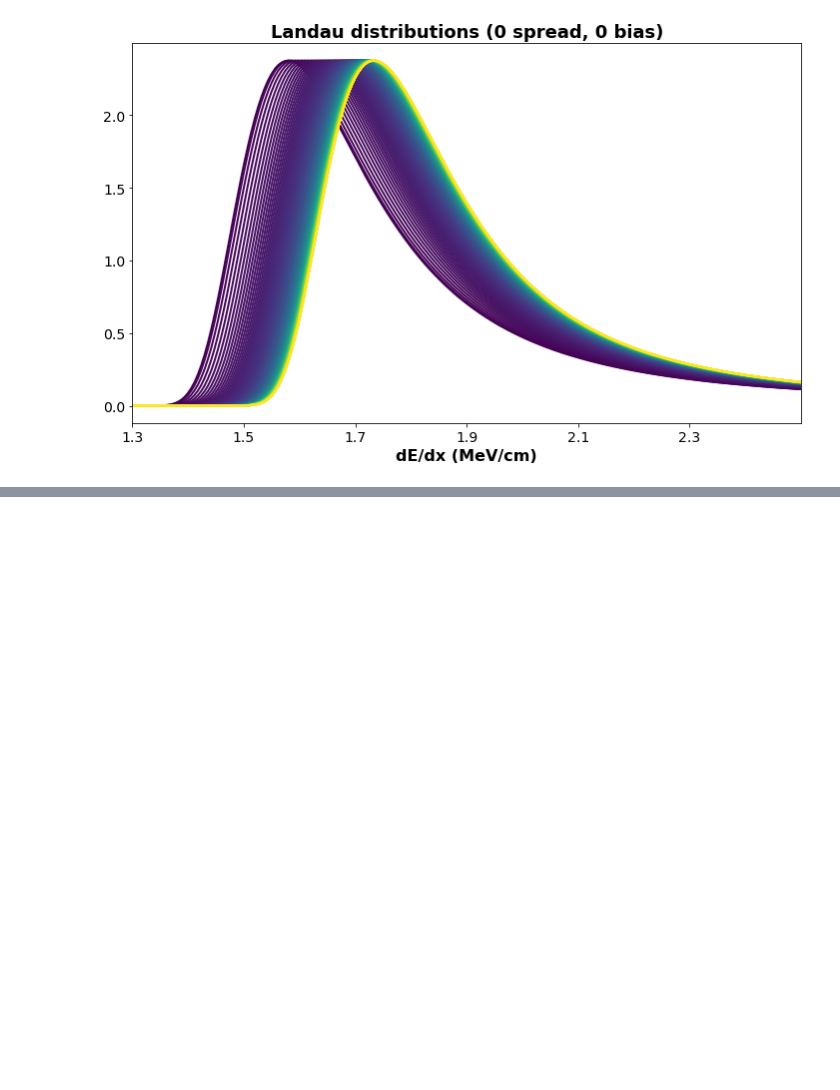
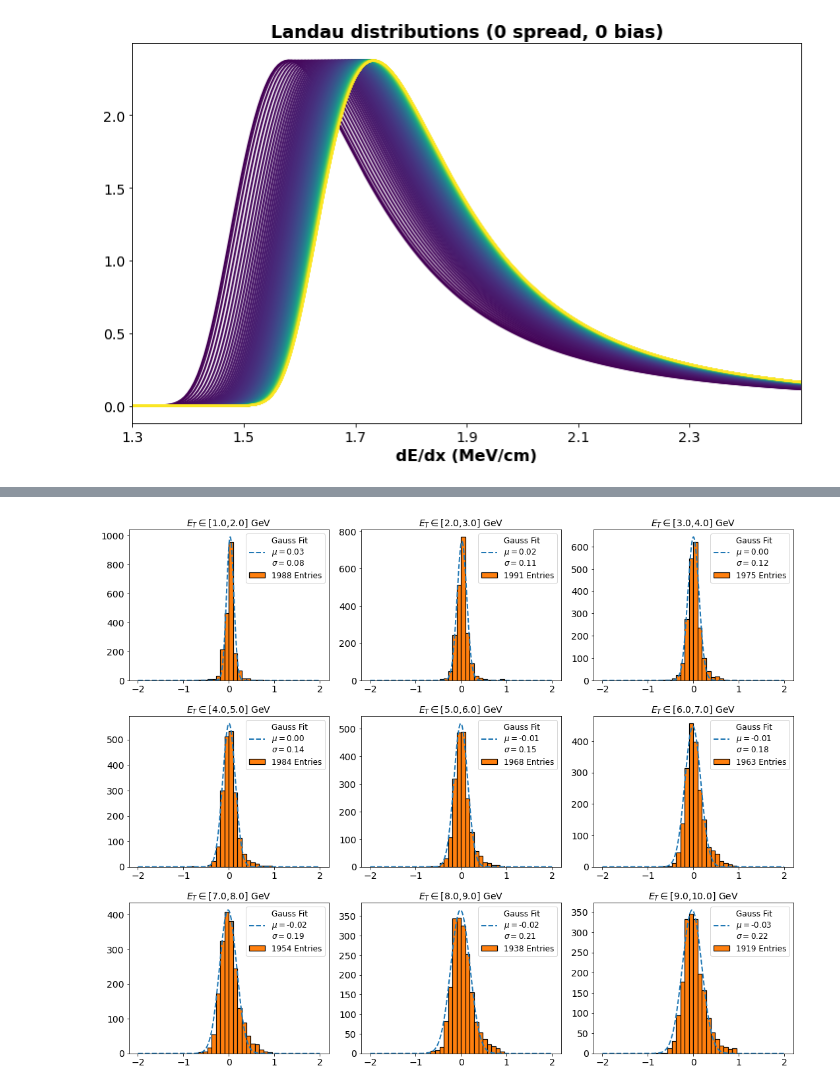
Before and after one commit to socrossley/Cosmic_Muon_CER, a Jupyter notebook: MCPlots.ipynb, the cells around one changed output, grey strips where cells are left out. Saved outputs shown, nothing was run; the diff lists cells and outputs as text; code cells hidden in the pictures; blank space fills up the shorter version.

```diff
--- a/MCPlots.ipynb
+++ b/MCPlots.ipynb
@@ -136,6 +146,12 @@ plt.show()
 for data in computed_data:
     gausses = plot_frac_dev_dists(data)
     data.gausses = gausses
+# %%
+fig = plot_frac_dev_dists(this_mcdata, True)[1]
+fig.show()
+fig.savefig(f'plots/4-19-23/difference_dists{this_mcdata.spread_pct}ps{this_mcdata.bias_pct}pb.png', bbox_inches='tight')
+# %% [output]
+[figure, added]
 # %%
 def plot_one_bias(mcdata):
     gausses = mcdata.gausses
```
Also changed, not shown: parts of 6 cells of this notebook, 3 other files.
